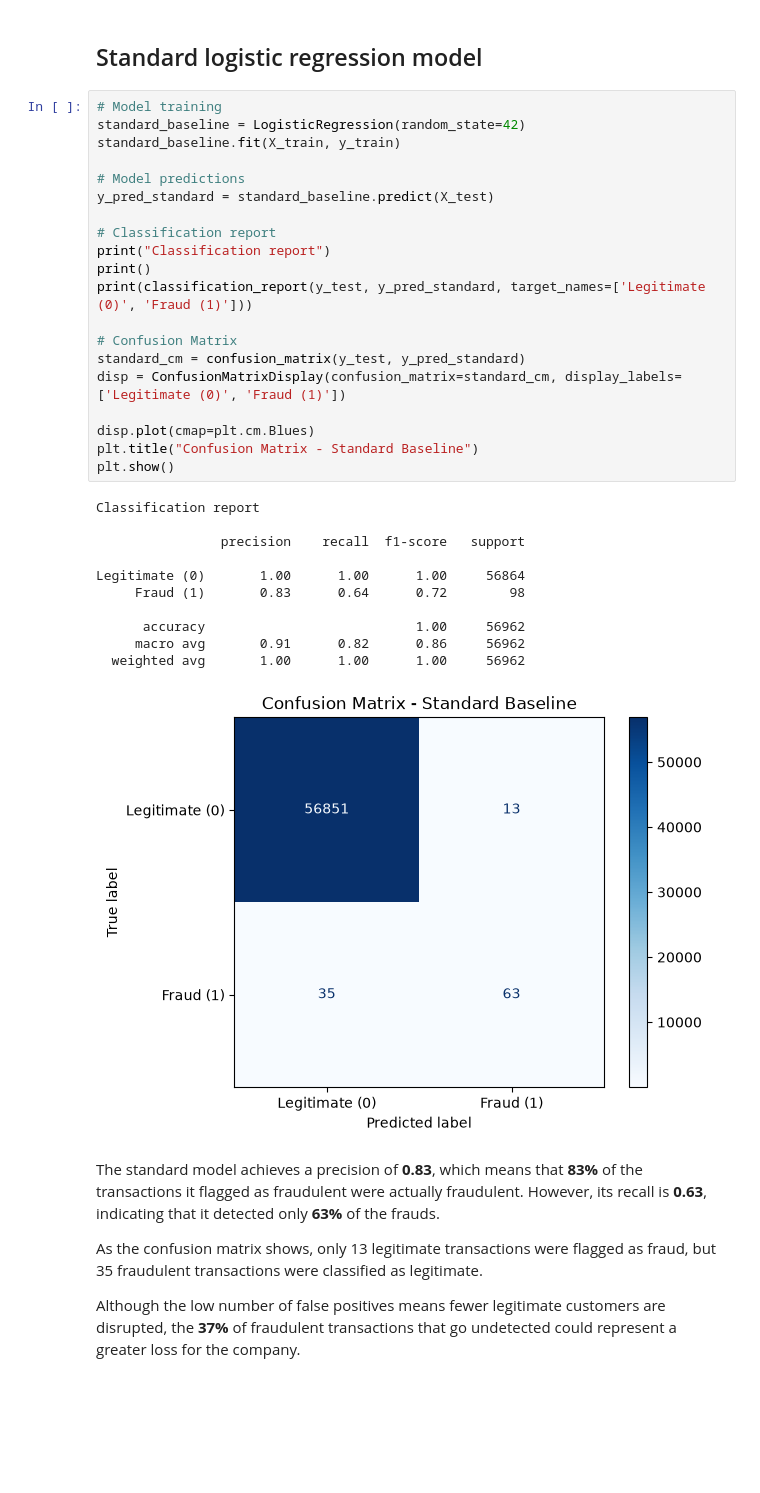
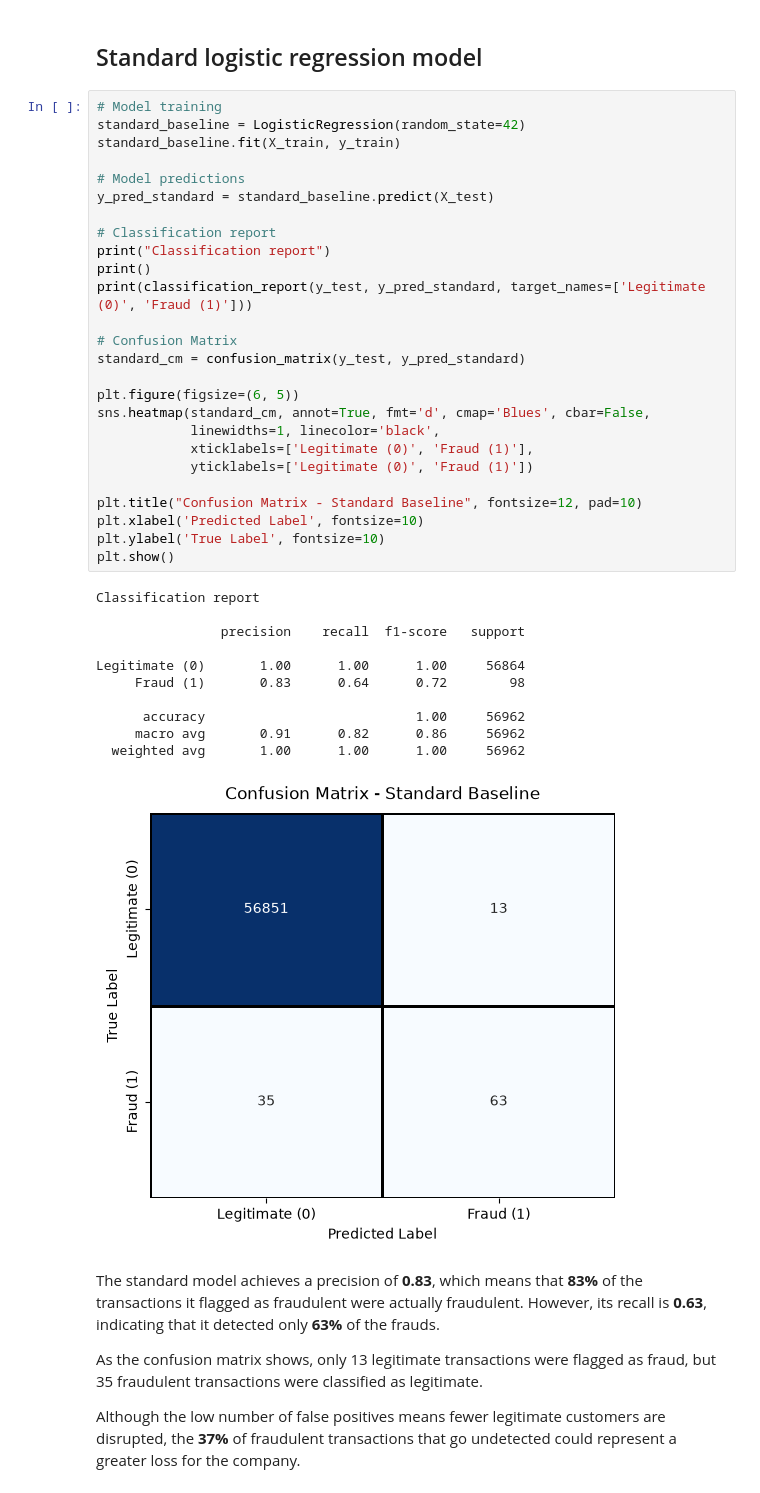
Before and after one commit to sgcuervo/credit-card-fraud-detection, a Jupyter notebook: credit-card-fraud-detection.ipynb, the cells around one changed output. Saved outputs shown, nothing was run; the diff lists cells and outputs as text; blank space fills up the shorter version.

Commit message:
CONFUSION MATRIX GRIDS

```diff
--- a/credit-card-fraud-detection.ipynb
+++ b/credit-card-fraud-detection.ipynb
@@ -241,35 +241,41 @@ For our model building, we will start with a comparative baseline using logistic
 # %%
 # Model training
 standard_baseline = LogisticRegression(random_state=42)
 standard_baseline.fit(X_train, y_train)
 
 # Model predictions
 y_pred_standard = standard_baseline.predict(X_test)
 
 # Classification report
 print("Classification report")
 print()
 print(classification_report(y_test, y_pred_standard, target_names=['Legitimate (0)', 'Fraud (1)']))
 
 # Confusion Matrix
 standard_cm = confusion_matrix(y_test, y_pred_standard)
-disp = ConfusionMatrixDisplay(confusion_matrix=standard_cm, display_labels=['Legitimate (0)', 'Fraud (1)'])
 
-disp.plot(cmap=plt.cm.Blues)
-plt.title("Confusion Matrix - Standard Baseline")
+plt.figure(figsize=(6, 5))
+sns.heatmap(standard_cm, annot=True, fmt='d', cmap='Blues', cbar=False,
+            linewidths=1, linecolor='black',
+            xticklabels=['Legitimate (0)', 'Fraud (1)'],
+            yticklabels=['Legitimate (0)', 'Fraud (1)'])
+
+plt.title("Confusion Matrix - Standard Baseline", fontsize=12, pad=10)
+plt.xlabel('Predicted Label', fontsize=10)
+plt.ylabel('True Label', fontsize=10)
 plt.show()
 # %% [output]
 Classification report
 
                 precision    recall  f1-score   support
 
 Legitimate (0)       1.00      1.00      1.00     56864
      Fraud (1)       0.83      0.64      0.72        98
 
       accuracy                           1.00     56962
      macro avg       0.91      0.82      0.86     56962
   weighted avg       1.00      1.00      1.00     56962
-[figure, old version]
+[figure, new version]
 # %% [markdown]
 The standard model achieves a precision of **0.83**, which means that **83%** of the transactions it flagged as fraudulent were actually fraudulent. However, its recall is **0.63**, indicating that it detected only **63%** of the frauds.
 
```
Also changed, not shown: parts of 2 cells of this notebook.
